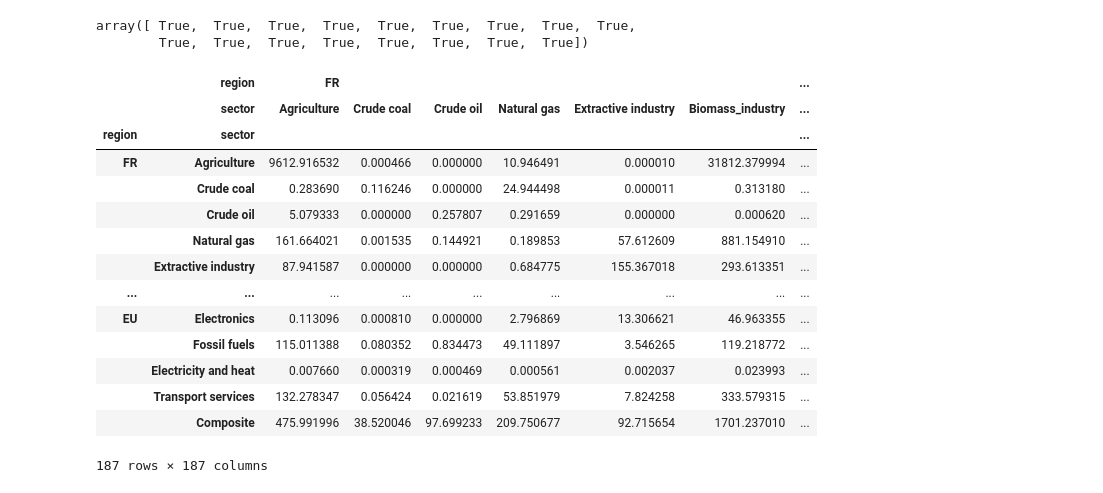
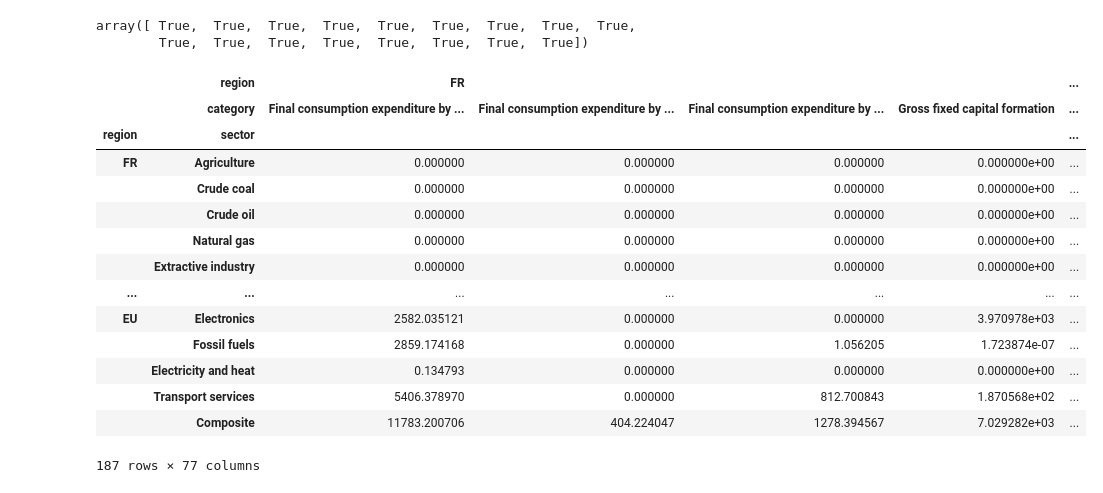
Before and after one commit to Maestrofinn/MatMat-Trade, a Jupyter notebook: main.ipynb, the cells around one changed output. Cells and saved outputs as stored; diff of their text form; code cells hidden in the pictures.

```diff
--- a/main.ipynb
+++ b/main.ipynb
@@ -951,21 +1030,3 @@ final_technical_coef.index==iot.A.loc["EU","FR"].sort_index().index
 # %% [output]
 array([ True,  True,  True,  True,  True,  True,  True,  True,  True,
         True,  True,  True,  True,  True,  True,  True,  True])
-# %%
-iot.Z
-# %% [output]
-|  | region | FR |  |  |  |  |  | ... |
-|  | sector | Agriculture | Crude coal | Crude oil | Natural gas | Extractive industry | Biomass_industry | ... |
-| region | sector |  |  |  |  |  |  | ... |
-| FR | Agriculture | 9612.916532 | 0.000466 | 0.000000 | 10.946491 | 0.000010 | 31812.379994 | ... |
-|  | Crude coal | 0.283690 | 0.116246 | 0.000000 | 24.944498 | 0.000011 | 0.313180 | ... |
-|  | Crude oil | 5.079333 | 0.000000 | 0.257807 | 0.291659 | 0.000000 | 0.000620 | ... |
-|  | Natural gas | 161.664021 | 0.001535 | 0.144921 | 0.189853 | 57.612609 | 881.154910 | ... |
-|  | Extractive industry | 87.941587 | 0.000000 | 0.000000 | 0.684775 | 155.367018 | 293.613351 | ... |
-| ... | ... | ... | ... | ... | ... | ... | ... | ... |
-| EU | Electronics | 0.113096 | 0.000810 | 0.000000 | 2.796869 | 13.306621 | 46.963355 | ... |
-|  | Fossil fuels | 115.011388 | 0.080352 | 0.834473 | 49.111897 | 3.546265 | 119.218772 | ... |
-|  | Electricity and heat | 0.007660 | 0.000319 | 0.000469 | 0.000561 | 0.002037 | 0.023993 | ... |
-|  | Transport services | 132.278347 | 0.056424 | 0.021619 | 53.851979 | 7.824258 | 333.579315 | ... |
-|  | Composite | 475.991996 | 38.520046 | 97.699233 | 209.750677 | 92.715654 | 1701.237010 | ... |
-187 rows × 187 columns
@@ -971,0 +1037,21 @@ iot.Z
+# %%
+Y_bis=model.iot.Y.copy()
+for region in model.regions:
+    Y_bis.loc[region,region]=0
+Y_bis
+# %% [output]
+|  | region | FR |  |  |  | ... |
+|  | category | Final consumption expenditure by ... | Final consumption expenditure by ... | Final consumption expenditure by ... | Gross fixed capital formation | ... |
+| region | sector |  |  |  |  | ... |
+| FR | Agriculture | 0.000000 | 0.000000 | 0.000000 | 0.000000e+00 | ... |
+|  | Crude coal | 0.000000 | 0.000000 | 0.000000 | 0.000000e+00 | ... |
+|  | Crude oil | 0.000000 | 0.000000 | 0.000000 | 0.000000e+00 | ... |
+|  | Natural gas | 0.000000 | 0.000000 | 0.000000 | 0.000000e+00 | ... |
+|  | Extractive industry | 0.000000 | 0.000000 | 0.000000 | 0.000000e+00 | ... |
+| ... | ... | ... | ... | ... | ... | ... |
+| EU | Electronics | 2582.035121 | 0.000000 | 0.000000 | 3.970978e+03 | ... |
+|  | Fossil fuels | 2859.174168 | 0.000000 | 1.056205 | 1.723874e-07 | ... |
+|  | Electricity and heat | 0.134793 | 0.000000 | 0.000000 | 0.000000e+00 | ... |
+|  | Transport services | 5406.378970 | 0.000000 | 812.700843 | 1.870568e+02 | ... |
+|  | Composite | 11783.200706 | 404.224047 | 1278.394567 | 7.029282e+03 | ... |
+187 rows × 77 columns
```
Also changed, not shown: parts of 27 cells of this notebook, 7 other files.
